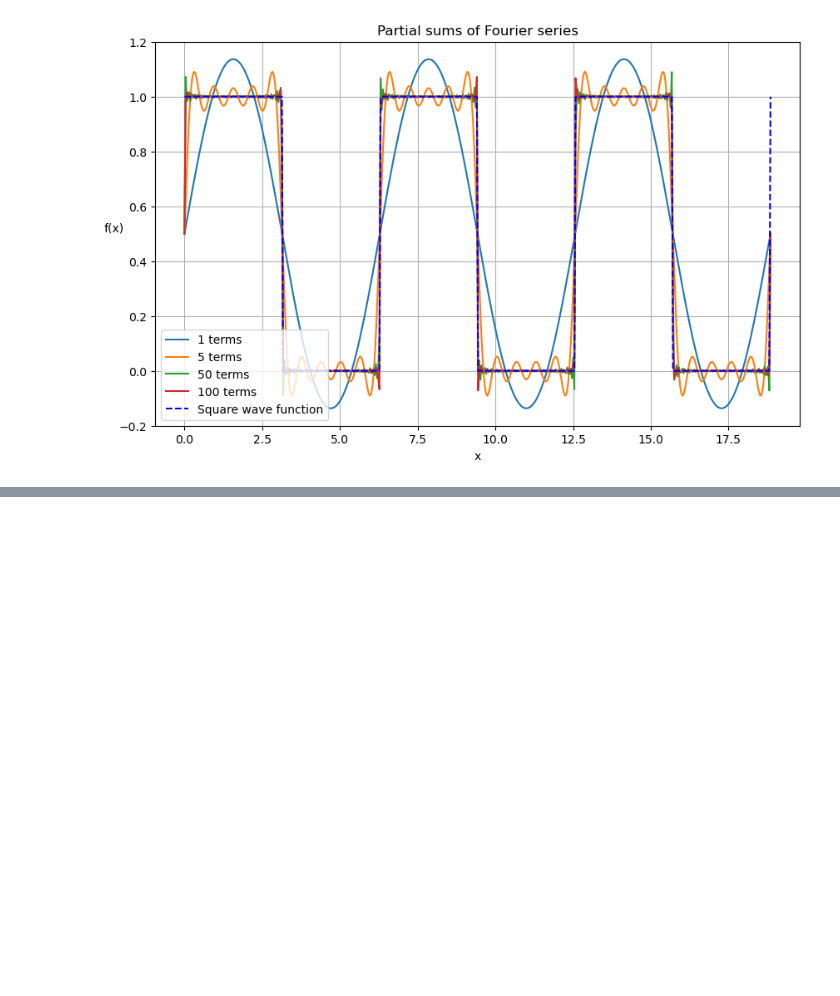
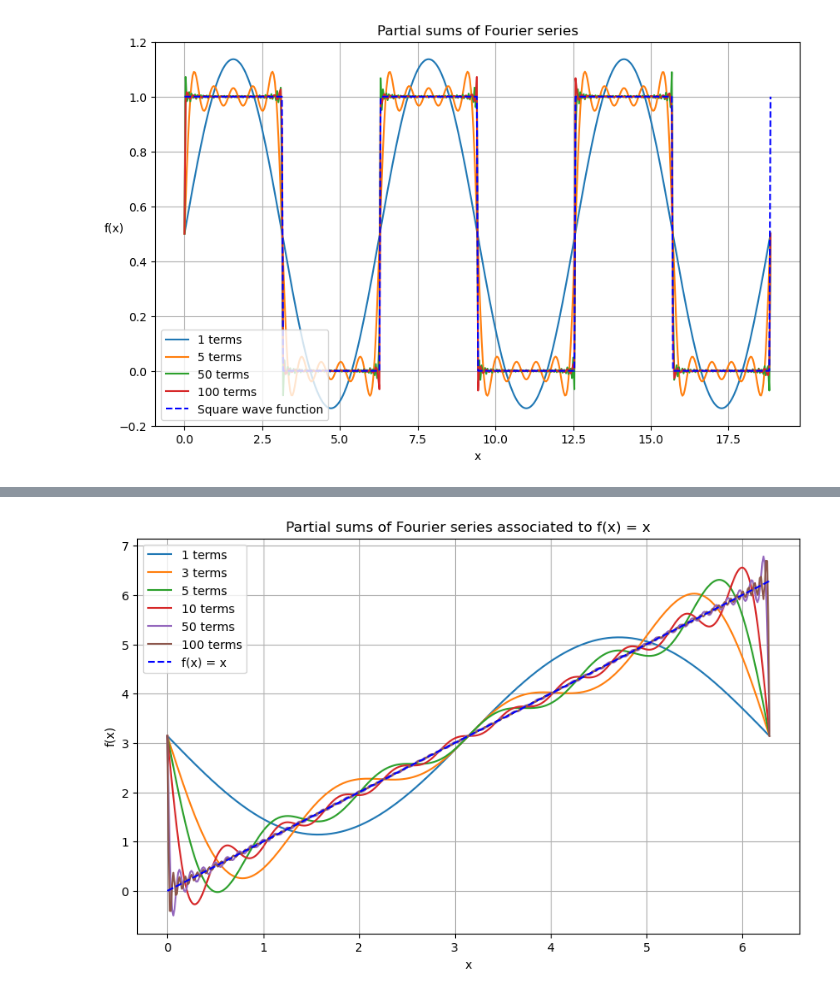
Before and after one commit to jkoganem/Teaching-Differential-Equations-21260, a Jupyter notebook: notes/lecture notes/19-Fourier Series.ipynb, the cells around one changed output, grey strips where cells are left out. Cells and saved outputs as stored; diff of their text form; code cells hidden in the pictures; blank space fills up the shorter version.

```diff
--- a/notes/lecture notes/19-Fourier Series.ipynb
+++ b/notes/lecture notes/19-Fourier Series.ipynb
@@ -161,0 +253,26 @@ plt.show()
+# %%
+x = np.linspace(0, 2 * np.pi, 500)
+f = x
+
+def fourier_partial_sum(x, n_terms):
+    partial_sum = np.pi  # a_0 / 2
+    for k in range(1, n_terms + 1):
+        b_k = -2 / k
+        partial_sum += b_k * np.sin(k * x)
+    return partial_sum
+
+plt.figure(figsize=(10, 6))
+n_terms_list = [1, 3, 5, 10, 50, 100]
+
+for n_terms in n_terms_list:
+    plt.plot(x, fourier_partial_sum(x, n_terms), label=f'{n_terms} terms')
+
+plt.plot(x, f, 'b--', label='f(x) = x')
+plt.xlabel('x')
+plt.ylabel('f(x)')
+plt.title('Partial sums of Fourier series associated to f(x) = x')
+plt.legend()
+plt.grid()
+plt.show()
+# %% [output]
+[figure, added]
```
Also changed, not shown: parts of 17 cells of this notebook.
